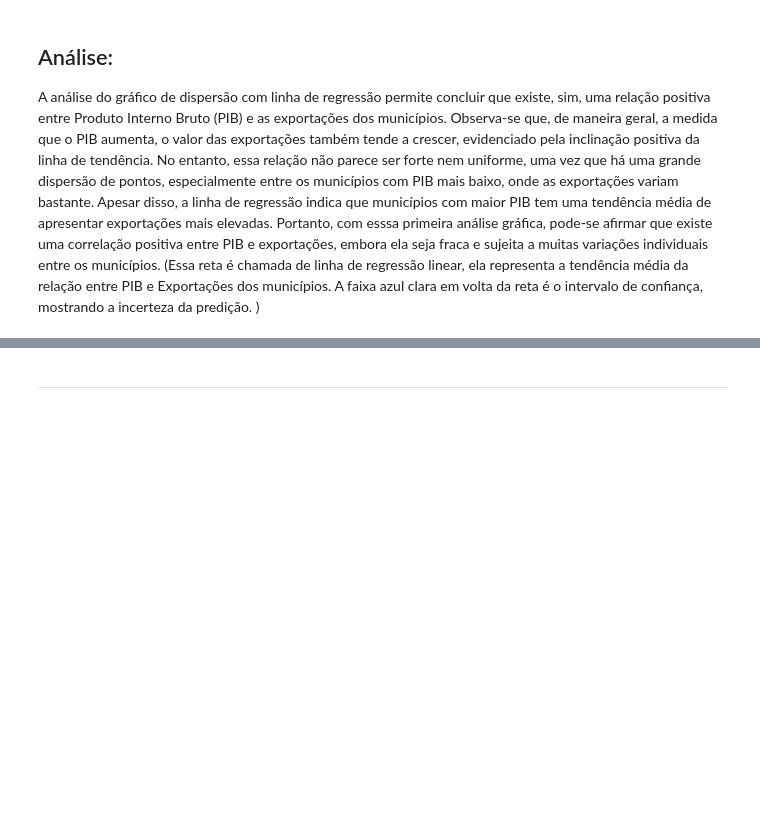
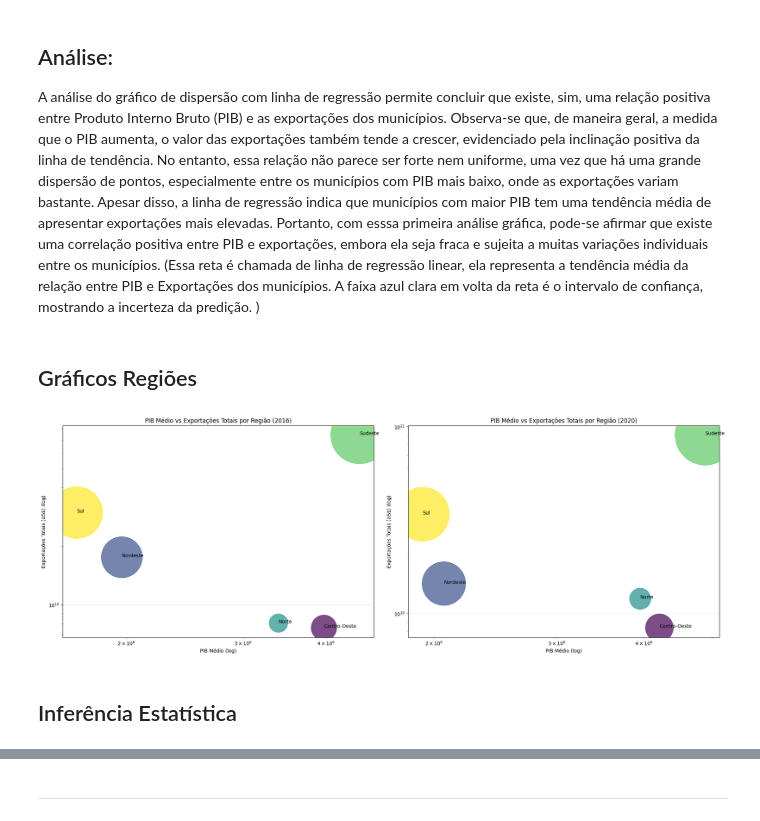
Before and after one commit to anaC-Fernandes/ProjetoDados, a Jupyter notebook: Notebooks/Dataset_Economia.ipynb, the cells around one changed output, grey strips where cells are left out. Saved outputs shown, nothing was run; the diff lists cells and outputs as text; code cells hidden in the pictures; blank space fills up the shorter version.

```diff
--- a/Notebooks/Dataset_Economia.ipynb
+++ b/Notebooks/Dataset_Economia.ipynb
@@ -410,3 +412,80 @@ A análise do gráfico de dispersão com linha de regressão permite concluir qu
 (Essa reta é chamada de linha de regressão linear, ela representa a tendência média da relação entre PIB e Exportações dos municípios.
 A faixa azul clara em volta da reta é o intervalo de confiança, mostrando a incerteza da predição.
 )
+# %% [markdown]
+## Gráficos Regiões
+# %%
+plt.figure(figsize=(20, 20))
+
+# Gráfico de bolhas para 2016
+plt.subplot(3, 2, 1)
+df_2016 = df_export[(df_export['Ano'] == 2016) &
+                    (df_export['Exportacoes_US$'] > 0) &
+                    (df_export['PIB'] > 0)]
+
+# Agrupando por região e calculando média de PIB, soma de exportações e contagem de municípios
+regioes_2016 = df_2016.groupby('Regiao').agg({
+    'PIB': 'mean',
+    'Exportacoes_US$': 'sum',
+    'Municipio': 'count'  # Assumindo que existe uma coluna 'Municipio'
+}).reset_index()
+
+# Criando gráfico de bolhas
+plt.scatter(regioes_2016['PIB'], regioes_2016['Exportacoes_US$'],
+           s=regioes_2016['Municipio']*20,  # Tamanho proporcional ao número de municípios
+           alpha=0.7,
+           c=range(len(regioes_2016)),  # Cores diferentes por região
+           cmap='viridis')
+
+# Adicionando rótulos para cada região
+for i, row in regioes_2016.iterrows():
+    plt.annotate(row['Regiao'],
+                (row['PIB'], row['Exportacoes_US$']),
+                fontsize=10)
+
+plt.xscale('log')
+plt.yscale('log')
+plt.title('PIB Médio vs Exportações Totais por Região (2016)')
+plt.xlabel('PIB Médio (log)')
+plt.ylabel('Exportações Totais (US$) (log)')
+plt.grid(True, alpha=0.3)
+
+# Gráfico de bolhas para 2020
+plt.subplot(3, 2, 2)
+df_2020 = df_export[(df_export['Ano'] == 2020) &
+                    (df_export['Exportacoes_US$'] > 0) &
+                    (df_export['PIB'] > 0)]
+
+# Agrupando por região e calculando média de PIB, soma de exportações e contagem de municípios
+regioes_2020 = df_2020.groupby('Regiao').agg({
+    'PIB': 'mean',
+    'Exportacoes_US$': 'sum',
+    'Municipio': 'count'  # Assumindo que existe uma coluna 'Municipio'
+}).reset_index()
+
+# Criando gráfico de bolhas
+plt.scatter(regioes_2020['PIB'], regioes_2020['Exportacoes_US$'],
+           s=regioes_2020['Municipio']*20,  # Tamanho proporcional ao número de municípios
+           alpha=0.7,
+           c=range(len(regioes_2020)),  # Cores diferentes por região
+           cmap='viridis')
+
+# Adicionando rótulos para cada região
+for i, row in regioes_2020.iterrows():
+    plt.annotate(row['Regiao'],
+                (row['PIB'], row['Exportacoes_US$']),
+                fontsize=10)
+
+plt.xscale('log')
+plt.yscale('log')
+plt.title('PIB Médio vs Exportações Totais por Região (2020)')
+plt.xlabel('PIB Médio (log)')
+plt.ylabel('Exportações Totais (US$) (log)')
+plt.grid(True, alpha=0.3)
+
+plt.tight_layout()
+plt.show()
+# %% [output]
+[figure, added]
+# %% [markdown]
+## Inferência Estatística
```
Also changed, not shown: parts of 10 cells of this notebook.
